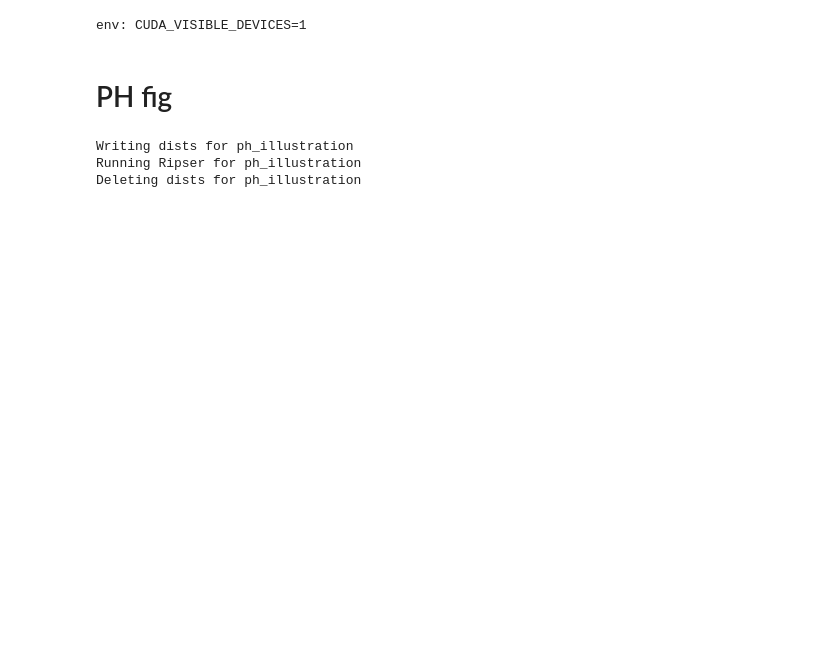
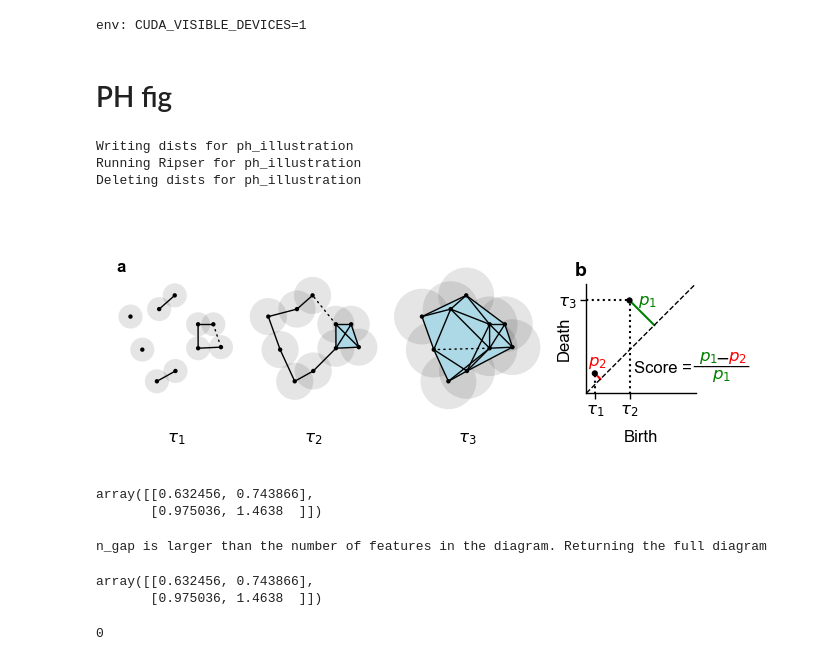
Before and after one commit to berenslab/eff-ph, a Jupyter notebook: notebooks/fig_ph.ipynb, the cells around one changed output. Drawn from its saved outputs; the diff is of its cells as text; code cells hidden in the pictures; blank space fills up the shorter version.

Commit message:
increase spacing in dotted line of PH figure

```diff
--- a/notebooks/fig_ph.ipynb
+++ b/notebooks/fig_ph.ipynb
@@ -92,7 +92,7 @@ for i, radius in enumerate(radii):
     edges = coords[mask]
 
     plot_edges_on_scatter(ax=ax[i], edge_idx=edges, x=data, color="k",linewidth=0.5)
-    plot_edges_on_scatter(ax=ax[i], edge_idx=coords[mask_new], x=data, color="k",linewidth=0.5, linestyle="dotted")
+    plot_edges_on_scatter(ax=ax[i], edge_idx=coords[mask_new], x=data, color="k",linewidth=0.5, linestyle=(0, (1,3)))
 
 
     # plot triangles
@@ -161,30 +161,32 @@ ax[-1].text(left +0.85, bottom + 0.1, '$p_1$',
 ax[-1].text(left +0.99, bottom + 0.1, '$-$',
         horizontalalignment='center',
         verticalalignment='center')
 
 ax[-1].text(left +1.14, bottom + 0.1, '$p_2$',
             color="r",
         horizontalalignment='center',
         verticalalignment='center')
 
 ax[-1].text(left +0.98,  bottom + 0.08, '______',
             color="k",
         horizontalalignment='center',
         verticalalignment='center')
 
 ax[-1].text(left +0.98, bottom - 0.08, '$p_1$',
             color="g",
         horizontalalignment='center',
         verticalalignment='center')
 
 ax[0].text(
         s="a",
         x=-0.1,
         y=0.8,
         transform=ax[0].transAxes,
         fontweight="bold",
     )
 
 ax[-1].set_title("b", fontweight="bold", loc="left", ha="right")
 
 fig.savefig(os.path.join(fig_path, "fig_ph.pdf"))
+# %% [output]
+[figure, added]
@@ -190,0 +197,15 @@ fig.savefig(os.path.join(fig_path, "fig_ph.pdf"))
+# %%
+res["dgms"][1]
+# %% [output]
+array([[0.632456, 0.743866],
+       [0.975036, 1.4638  ]])
+# %%
+get_features_above_gap(res["dgms"][1], n_gap=2)
+# %% [output]
+n_gap is larger than the number of features in the diagram. Returning the full diagram
+array([[0.632456, 0.743866],
+       [0.975036, 1.4638  ]])
+# %%
+wide_gap_score(res["dgms"][1], n_gap=0, n_features=5, mode="classification")
+# %% [output]
+0
```
Also changed, not shown: parts of 2 cells of this notebook.
